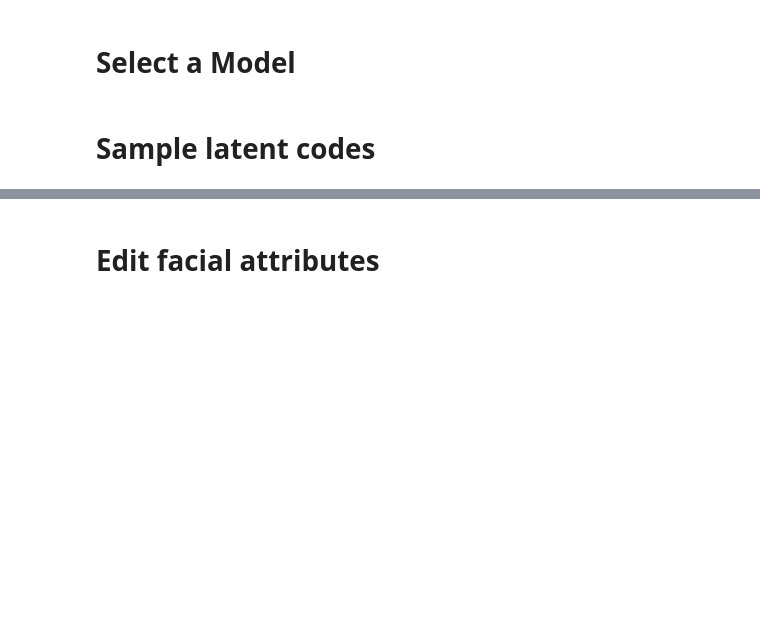
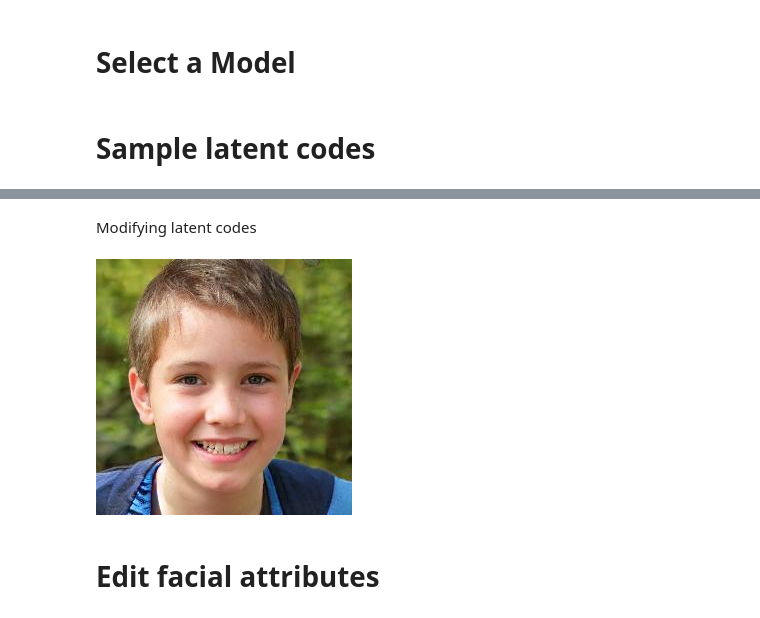
Before and after one commit to Oxford-EDI-Initiative/Face, a Jupyter notebook: InterFaceGAN.ipynb, the cells around one changed output, grey strips where cells are left out. Drawn from its saved outputs; the diff is of its cells as text; code cells hidden in the pictures; blank space fills up the shorter version.

```diff
--- a/InterFaceGAN.ipynb
+++ b/InterFaceGAN.ipynb
@@ -117,2 +144,43 @@ imshow(images, col=num_samples)
+# %% [markdown]
+Modifying latent codes
+# %%
+num_samples = 100  # Generate multiple faces to average or select the most neutral one
+noise_seed = 106
+latent_codes = sample_codes(generator, num_samples, latent_space_type, noise_seed)
+
+neutral_face = None
+min_gender_diff = float("inf")
+
+for i in range(num_samples):
+    modified_code = latent_codes[i:i+1]  # Copy of each latent vector
+
+    # Apply a small modification for gender neutrality
+    modified_code += boundaries["gender"] * 0.0  # You can also experiment with small ranges
+
+    # Generate image
+    image = generator.easy_synthesize(modified_code, **synthesis_kwargs)["image"][0]
+
+    # Save image temporarily and analyze using DeepFace
+    temp_path = f"/content/temp_face_{i}.jpg"
+    cv2.imwrite(temp_path, cv2.cvtColor(image, cv2.COLOR_RGB2BGR))
+
+    # Analyze gender using DeepFace
+    try:
+        analysis = DeepFace.analyze(img_path=temp_path, actions=["gender"], enforce_detection=False)[0]
+        male_prob = analysis["gender"]["Man"]
+        female_prob = analysis["gender"]["Woman"]
+
+        # Find the most gender-neutral face
+        gender_diff = abs(male_prob - female_prob)
+        if gender_diff < min_gender_diff:
+            min_gender_diff = gender_diff
+            neutral_face = image
+    except:
+        continue  # Skip if analysis fails
+
+# Display the most gender-neutral face
+imshow(np.array([neutral_face]), col=1)
+# %% [output]
+[figure, added]
 # %% [markdown]
 # Edit facial attributes
```
Also changed, not shown: parts of 14 cells of this notebook.
